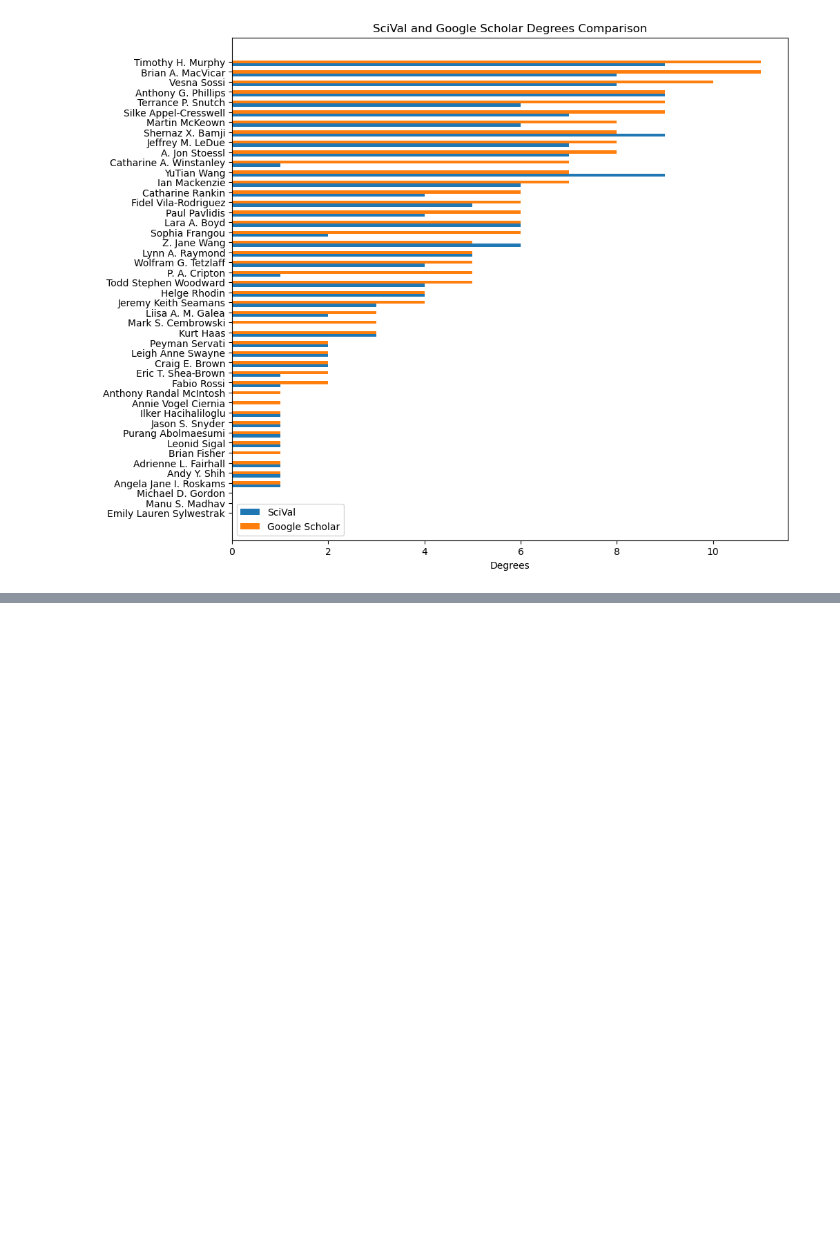
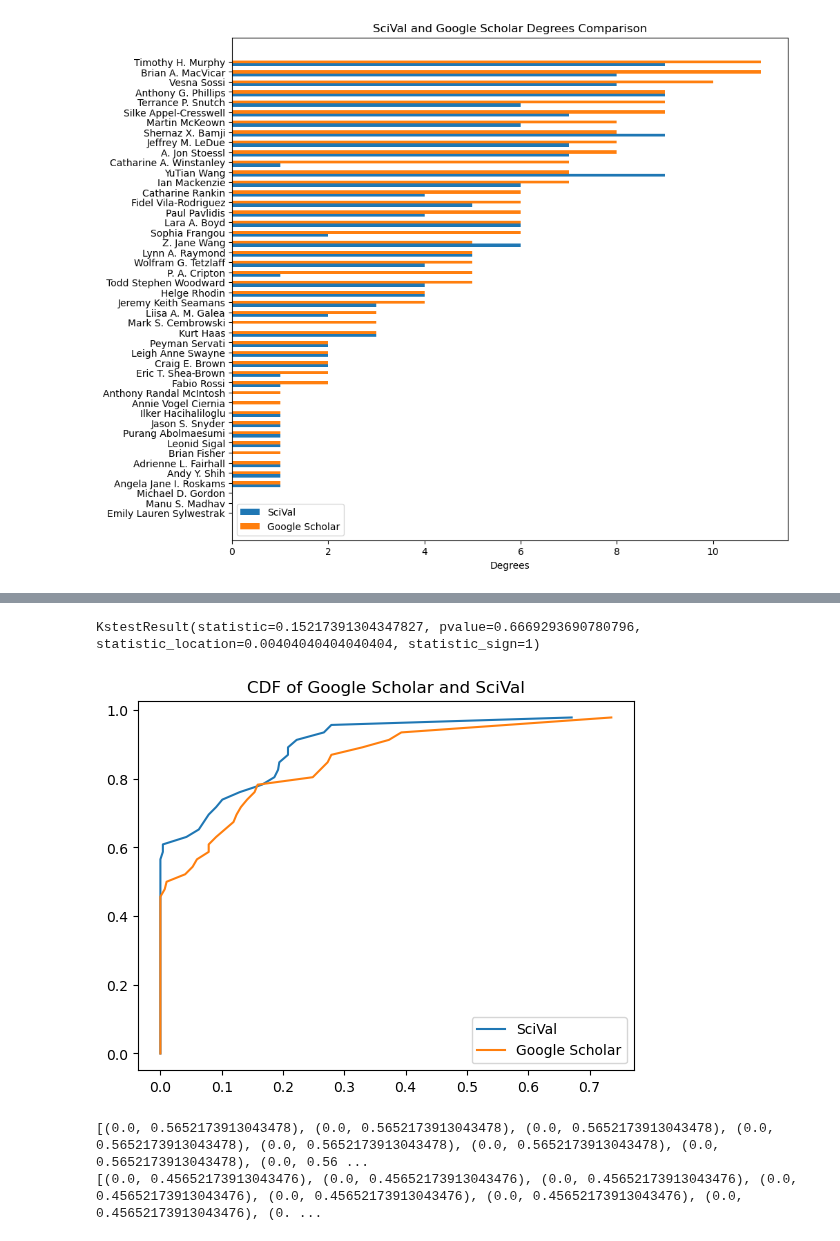
Before and after one commit to rainacao/scholar_metrics_scraper, a Jupyter notebook: authorlist comparisons/centrality.ipynb, the cells around one changed output, grey strips where cells are left out. Cells and saved outputs as stored; diff of their text form; code cells hidden in the pictures; blank space fills up the shorter version.

Commit message:
find and verify ecdf

```diff
--- a/authorlist comparisons/centrality.ipynb
+++ b/authorlist comparisons/centrality.ipynb
@@ -513,0 +532,51 @@ ax.legend()
+# %%
+expected_ks2samp = stats.ks_2samp(sv_weighted_centrality_normed, gs_weighted_centrality_normed)
+print(expected_ks2samp)
+# %% [output]
+KstestResult(statistic=0.15217391304347827, pvalue=0.6669293690780796, statistic_location=0.00404040404040404, statistic_sign=1)
+# %%
+#empirical distribution function
+#F(x) = (number of (elements in the sample <= x))/n
+#where n is independent and identically distributed (i.i.d.)-- normal bell curve
+sv_CDF, = plt.plot(
+    np.sort(sv_weighted_centrality_normed), #at every observed X,
+    np.linspace( #Y value will be evenly spaced points between
+        0, #start
+        1, #stop
+        len(sv_weighted_centrality_normed), #number of samples to generate
+        endpoint=False #stop (1) is not included in the sample
+        ),
+        label = "SciVal"
+    )
+gs_CDF, = plt.plot(
+    np.sort(gs_weighted_centrality_normed),
+    np.linspace(0, 1, len(gs_weighted_centrality_normed), endpoint=False),
+    label = "Google Scholar"
+    )
+plt.title("CDF of Google Scholar and SciVal")
+plt.legend()
+plt.show()
+# %% [output]
+[figure, added]
+# %%
+#x points are the BCs in ascending order
+#y points are linearly spaced
+sv_x = sv_CDF.get_xdata()
+sv_y_linspace = sv_CDF.get_ydata()
+
+gs_x = gs_CDF.get_xdata()
+gs_y_linspace = gs_CDF.get_ydata()
+
+#interpolate arrays to match the x values of the scival data
+#S = CDF of scival
+#interpolate to find S(sv_x)
+Ssv_x = [(x, np.interp(x, sv_x, sv_y_linspace)) for x in sv_x]
+print(Ssv_x)
+
+#G = CDF of google scholar
+#interpolate to find G(sv_x)
+Gsv_x = [(x, np.interp(x, gs_x, gs_y_linspace)) for x in sv_x]
+print(Gsv_x)
+# %% [output]
+[(0.0, 0.5652173913043478), (0.0, 0.5652173913043478), (0.0, 0.5652173913043478), (0.0, 0.5652173913043478), (0.0, 0.5652173913043478), (0.0, 0.5652173913043478), (0.0, 0.5652173913043478), (0.0, 0.56 ...
+[(0.0, 0.45652173913043476), (0.0, 0.45652173913043476), (0.0, 0.45652173913043476), (0.0, 0.45652173913043476), (0.0, 0.45652173913043476), (0.0, 0.45652173913043476), (0.0, 0.45652173913043476), (0. ...
```
Also changed, not shown: parts of 16 cells of this notebook, 12 other files.
